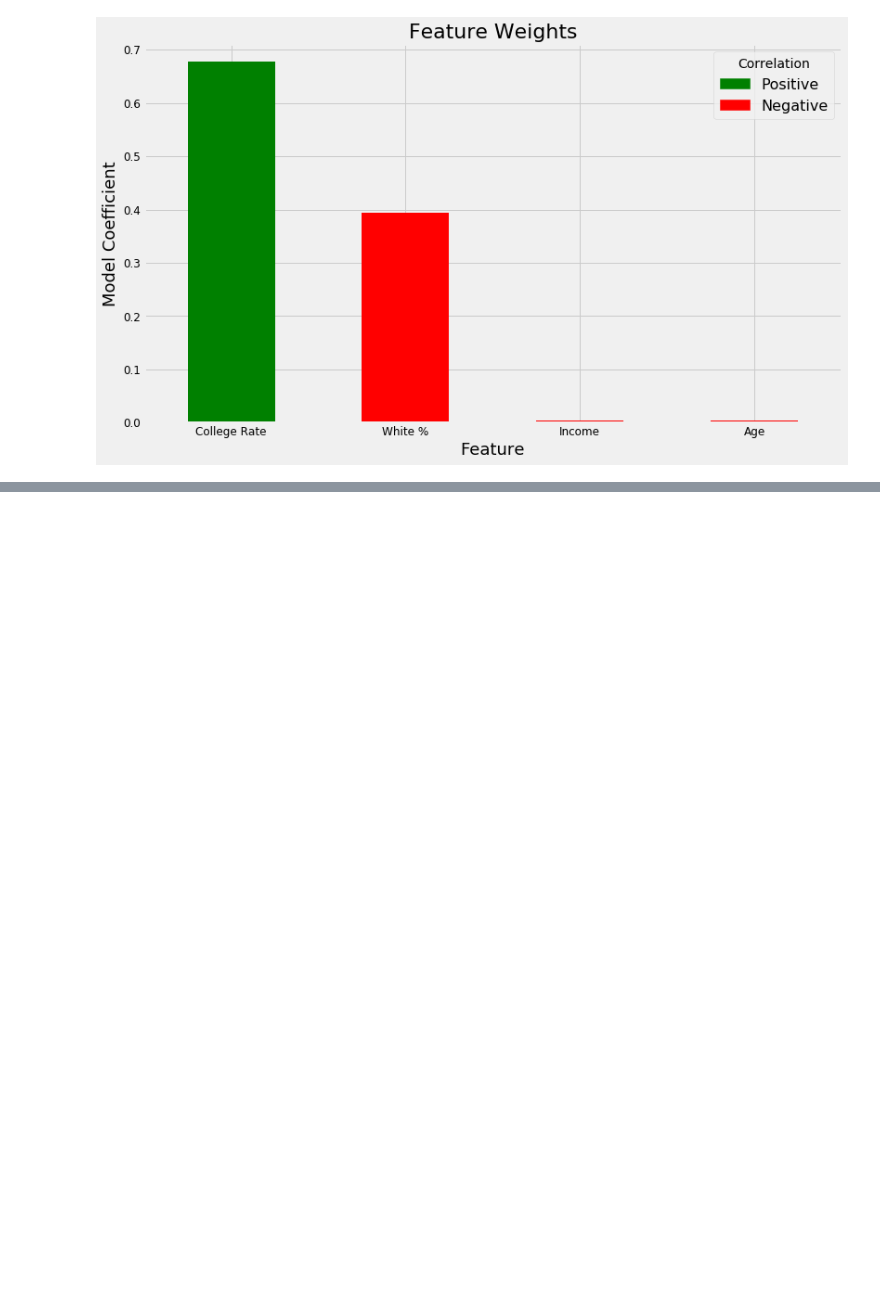
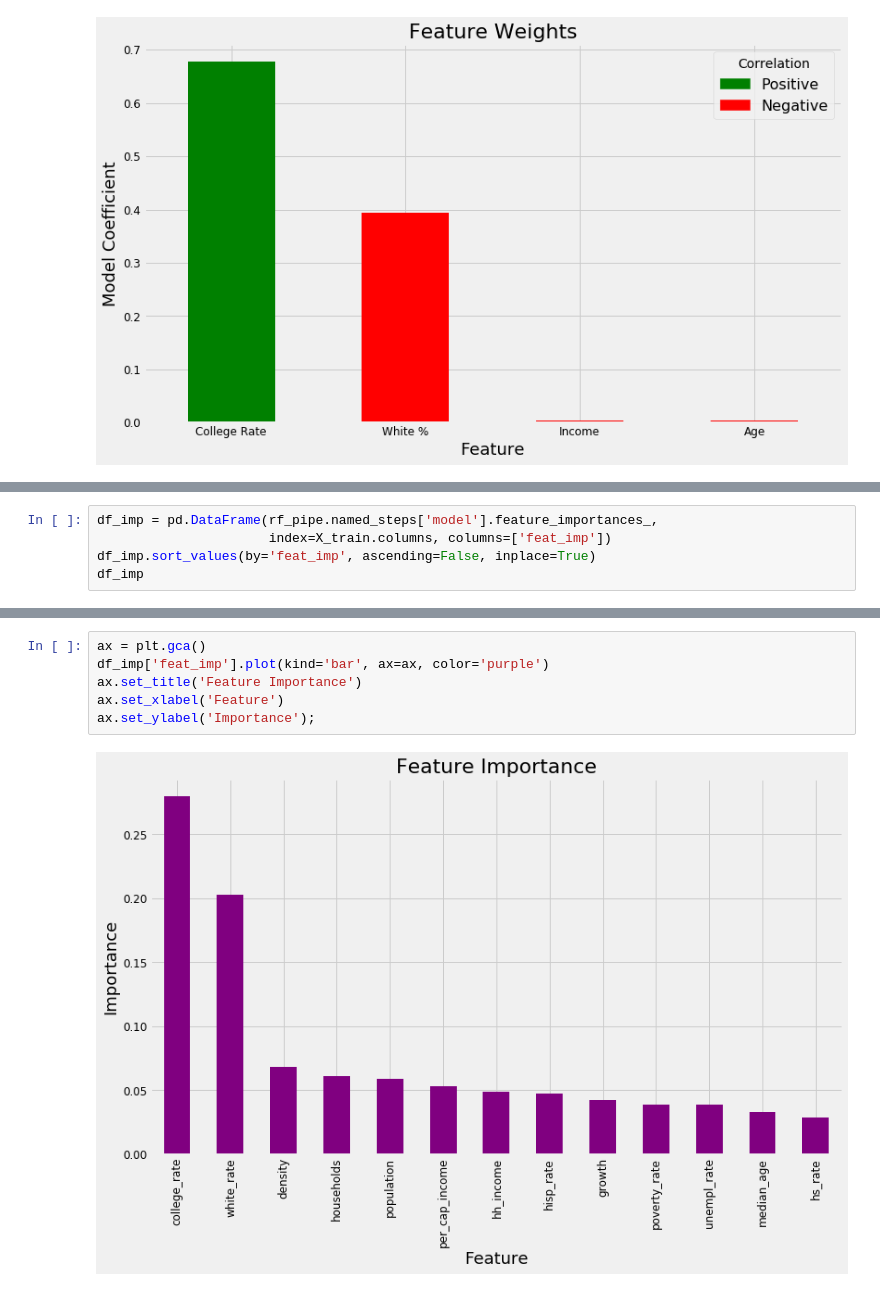
Before and after one commit to kevscon/Project-3, a Jupyter notebook: modeling-rev.ipynb, the cells around one changed output, grey strips where cells are left out. Drawn from its saved outputs; the diff is of its cells as text; blank space fills up the shorter version.

```diff
--- a/modeling-rev.ipynb
+++ b/modeling-rev.ipynb
@@ -925,0 +942,5 @@ plt.legend(title='Correlation', handles=[pos_patch, neg_patch]);
+# %%
+df_imp = pd.DataFrame(rf_pipe.named_steps['model'].feature_importances_,
+                      index=X_train.columns, columns=['feat_imp'])
+df_imp.sort_values(by='feat_imp', ascending=False, inplace=True)
+df_imp
@@ -925,0 +962,8 @@ plt.legend(title='Correlation', handles=[pos_patch, neg_patch]);
+# %%
+ax = plt.gca()
+df_imp['feat_imp'].plot(kind='bar', ax=ax, color='purple')
+ax.set_title('Feature Importance')
+ax.set_xlabel('Feature')
+ax.set_ylabel('Importance');
+# %% [output]
+[figure, added]
```
Also changed, not shown: parts of 15 cells of this notebook.
